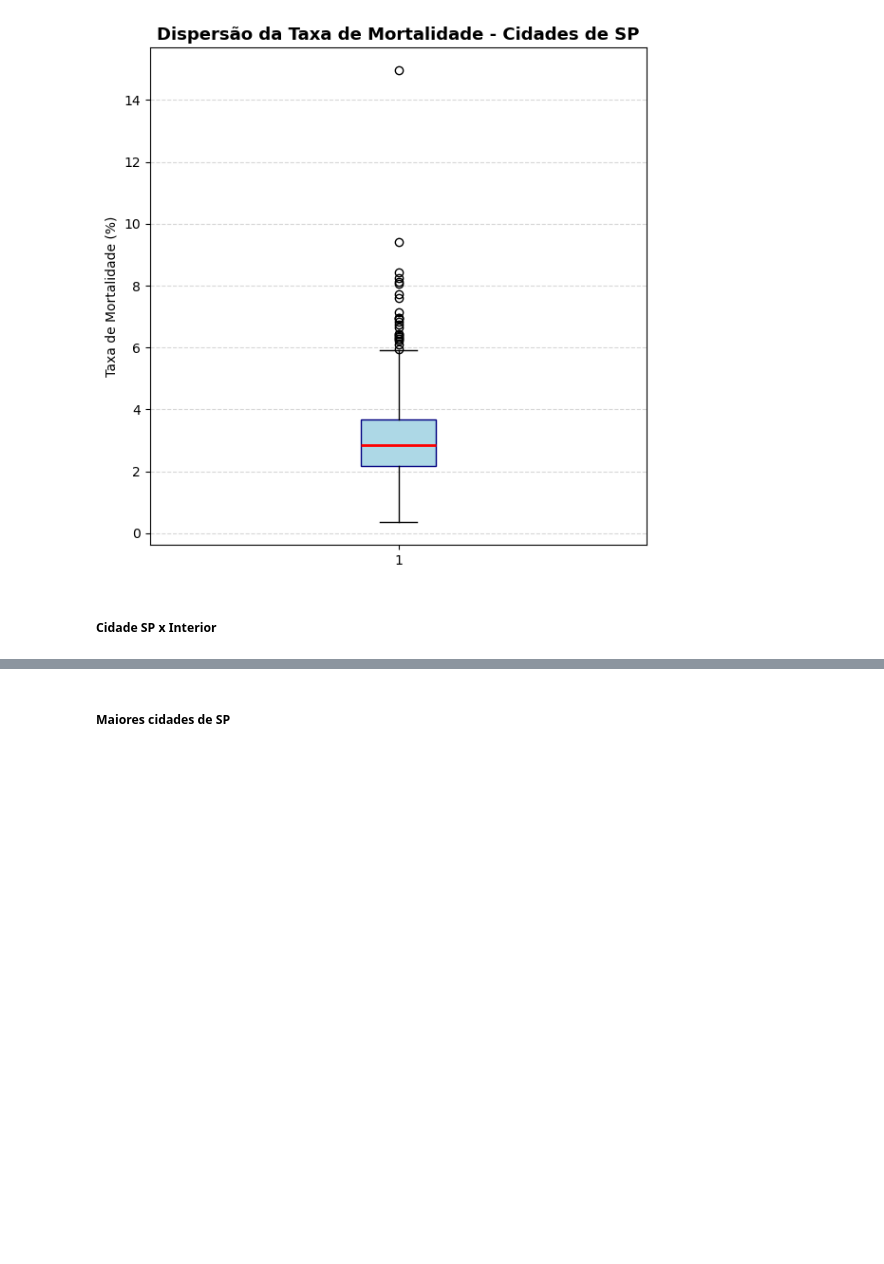
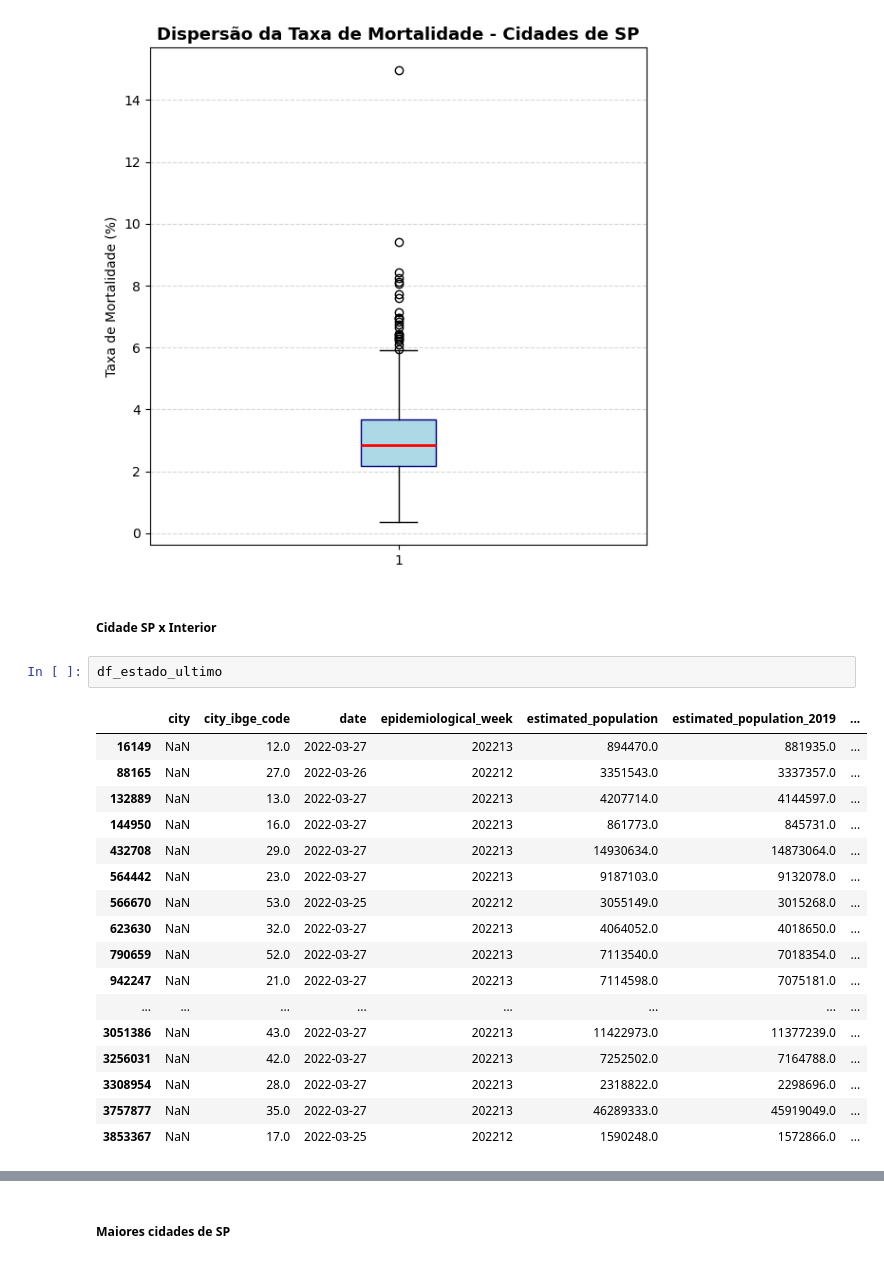
Before and after one commit to Math013/pos-graduacao, a Jupyter notebook: PythonParaCDados/Projeto/projeto_final.ipynb, the cells around one changed output, grey strips where cells are left out. Saved outputs shown, nothing was run; the diff lists cells and outputs as text; blank space fills up the shorter version.

```diff
--- a/PythonParaCDados/Projeto/projeto_final.ipynb
+++ b/PythonParaCDados/Projeto/projeto_final.ipynb
@@ -650,6 +663,26 @@ plt.show()
 [figure]
 # %% [markdown]
 ##### Cidade SP x Interior
+# %%
+df_estado_ultimo
+# %% [output]
+|  | city | city_ibge_code | date | epidemiological_week | estimated_population | estimated_population_2019 | ... |
+| 16149 | NaN | 12.0 | 2022-03-27 | 202213 | 894470.0 | 881935.0 | ... |
+| 88165 | NaN | 27.0 | 2022-03-26 | 202212 | 3351543.0 | 3337357.0 | ... |
+| 132889 | NaN | 13.0 | 2022-03-27 | 202213 | 4207714.0 | 4144597.0 | ... |
+| 144950 | NaN | 16.0 | 2022-03-27 | 202213 | 861773.0 | 845731.0 | ... |
+| 432708 | NaN | 29.0 | 2022-03-27 | 202213 | 14930634.0 | 14873064.0 | ... |
+| 564442 | NaN | 23.0 | 2022-03-27 | 202213 | 9187103.0 | 9132078.0 | ... |
+| 566670 | NaN | 53.0 | 2022-03-25 | 202212 | 3055149.0 | 3015268.0 | ... |
+| 623630 | NaN | 32.0 | 2022-03-27 | 202213 | 4064052.0 | 4018650.0 | ... |
+| 790659 | NaN | 52.0 | 2022-03-27 | 202213 | 7113540.0 | 7018354.0 | ... |
+| 942247 | NaN | 21.0 | 2022-03-27 | 202213 | 7114598.0 | 7075181.0 | ... |
+| ... | ... | ... | ... | ... | ... | ... | ... |
+| 3051386 | NaN | 43.0 | 2022-03-27 | 202213 | 11422973.0 | 11377239.0 | ... |
+| 3256031 | NaN | 42.0 | 2022-03-27 | 202213 | 7252502.0 | 7164788.0 | ... |
+| 3308954 | NaN | 28.0 | 2022-03-27 | 202213 | 2318822.0 | 2298696.0 | ... |
+| 3757877 | NaN | 35.0 | 2022-03-27 | 202213 | 46289333.0 | 45919049.0 | ... |
+| 3853367 | NaN | 17.0 | 2022-03-25 | 202212 | 1590248.0 | 1572866.0 | ... |
 # %%
 df_sp = df_cidade_ultimo[df_cidade_ultimo['state'] == 'SP'].copy()
 df_sp = df_sp[df_sp['last_available_death_rate'].notna()]
```
Also changed, not shown: parts of 4 cells of this notebook, 10 other files.
